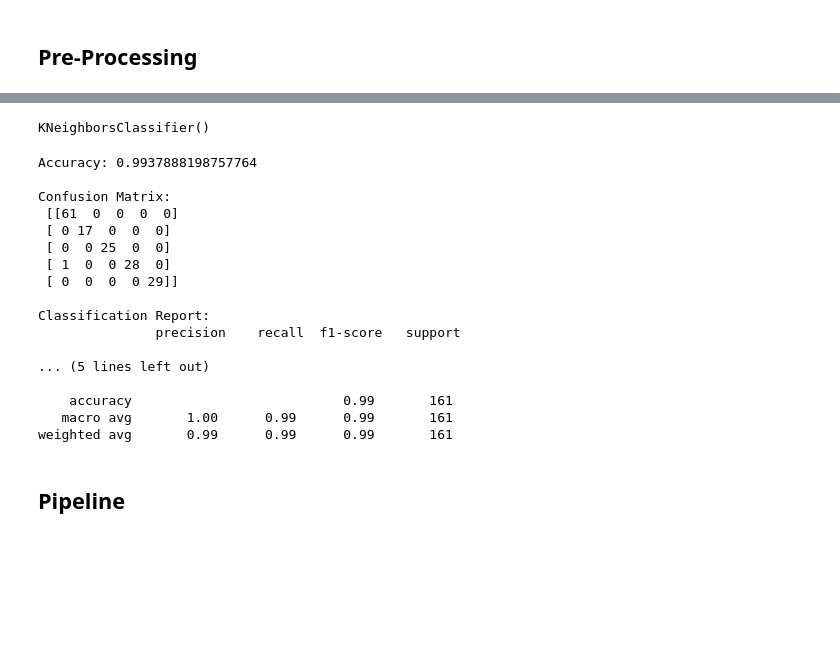
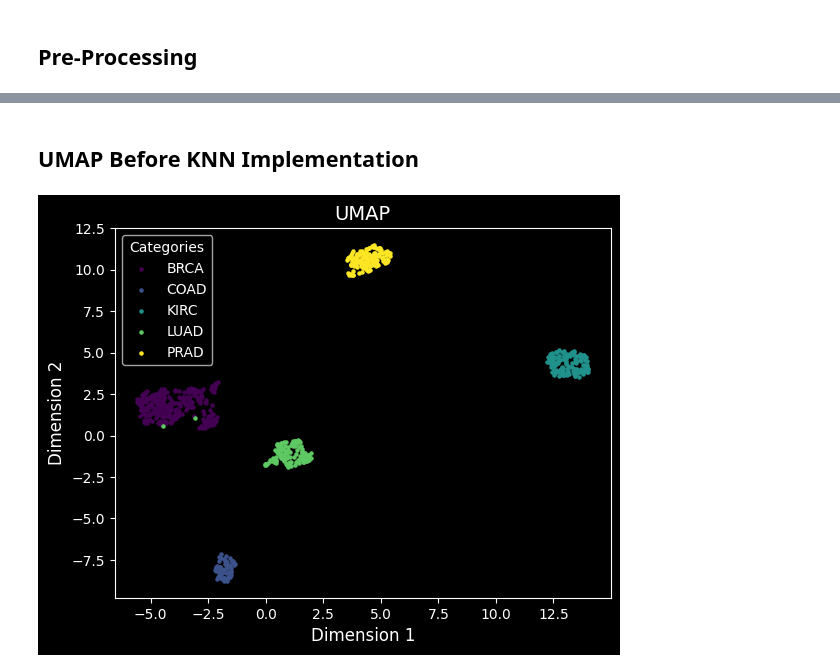
Before and after one commit to NicolasArVa/gene_expression_and_cancer, a Jupyter notebook: notebooks/gene_expression_knn.ipynb, the cells around one changed output, grey strips where cells are left out. Cells and saved outputs as stored; diff of their text form; code cells hidden in the pictures; blank space fills up the shorter version.

Commit message:
added knn model with previous UMAP dimensionality reduction

```diff
--- a/notebooks/gene_expression_knn.ipynb
+++ b/notebooks/gene_expression_knn.ipynb
@@ -54,35 +120,2 @@ X_train = pca.fit_transform(X_train)
-# %%
-# Initialize KNN (adjust n_neighbors as needed)
-knn = KNeighborsClassifier(n_neighbors=5)
-
-# Train the model
-knn.fit(X_train, y_train)
-# %% [output]
-KNeighborsClassifier()
-# %%
-X_test = pca.transform(X_test)
-y_pred = knn.predict(X_test)
-
-print("Accuracy:", accuracy_score(y_test, y_pred))
-print("\nConfusion Matrix:\n", confusion_matrix(y_test, y_pred))
-print("\nClassification Report:\n", classification_report(y_test, y_pred))
-# %% [output]
-Accuracy: 0.9937888198757764
-
-Confusion Matrix:
- [[61  0  0  0  0]
- [ 0 17  0  0  0]
- [ 0  0 25  0  0]
- [ 1  0  0 28  0]
- [ 0  0  0  0 29]]
-
-Classification Report:
-               precision    recall  f1-score   support
-
-... (5 lines left out)
-
-    accuracy                           0.99       161
-   macro avg       1.00      0.99      0.99       161
-weighted avg       0.99      0.99      0.99       161
 # %% [markdown]
-## Pipeline
+## UMAP Before KNN Implementation
@@ -89,3 +124,3 @@ weighted avg       0.99      0.99      0.99       161
 # %%
-pca = PCA(n_components=50)
-principal_components = pca.fit_transform(scaled_data)
+reducer = umap.UMAP(random_state=42)
+embeddings = reducer.fit_transform(scaled_data)
@@ -91,0 +135,4 @@ principal_components = pca.fit_transform(scaled_data)
+# %%
+plot(embeddings, labels=labels["Class"], title='UMAP')
+# %% [output]
+[figure, added]
```
Also changed, not shown: parts of 9 cells of this notebook.
